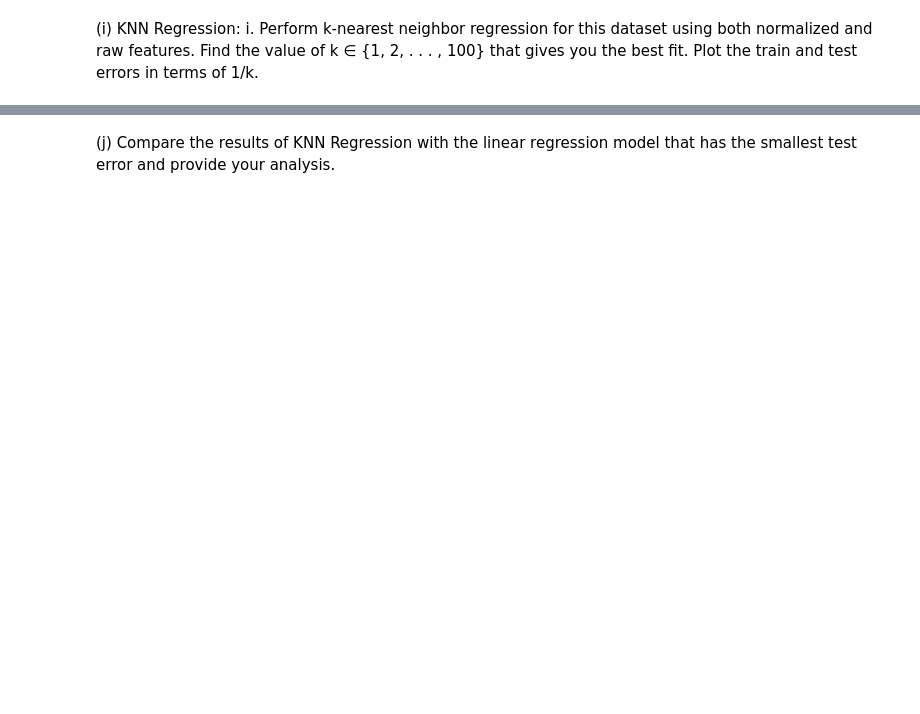
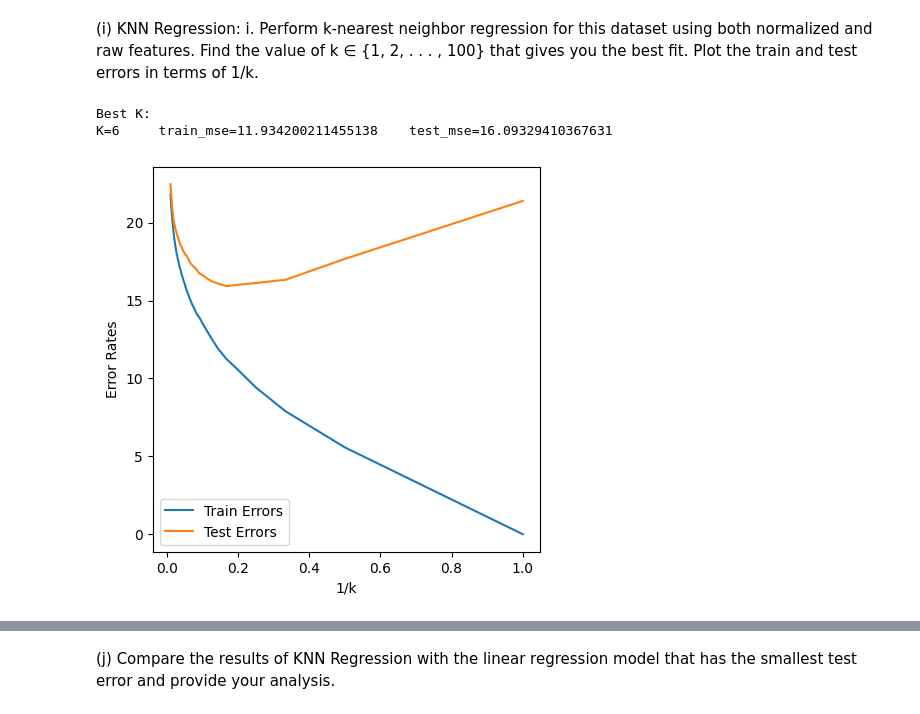
Before and after one commit to dvzhang/DSCI-552, a Jupyter notebook: HW2/notebook/DSCI552_HW2_Tianzuo_Zhang.ipynb, the cells around one changed output, grey strips where cells are left out. Drawn from its saved outputs; the diff is of its cells as text; code cells hidden in the pictures; blank space fills up the shorter version.

```diff
--- a/HW2/notebook/DSCI552_HW2_Tianzuo_Zhang.ipynb
+++ b/HW2/notebook/DSCI552_HW2_Tianzuo_Zhang.ipynb
@@ -292,2 +441,15 @@ We have p of 0 for all predictor, we can reject all the null hypothesis.
 # %% [markdown]
 (h) Can you improve your model using possible interaction terms or nonlinear associations between the predictors and response? Train the regression model on a randomly selected 70% subset of the data with all predictors. Also, run a regression model involving all possible interaction terms and quadratic nonlinearities, and remove insignificant variables using p-values (be careful about interaction terms). Test both models on the remaining points and report your train and test MSEs.
+# %%
+random.seed(2023)
+# del range
+id = [x for x in range(0,9568)]
+
+random.shuffle(id)
+
+size = round(len(data) * 0.7)
+train_data = data.iloc[id[:size], :]
+test_X = data.iloc[id[size:], :-1]
+test_Y = data.iloc[id[size:], -1]
+
+RG_res = {}
@@ -294,3 +513,15 @@ We have p of 0 for all predictor, we can reject all the null hypothesis.
 # %% [markdown]
 (i) KNN Regression:
 i. Perform k-nearest neighbor regression for this dataset using both normalized and raw features. Find the value of k ∈ {1, 2, . . . , 100} that gives you the best fit. Plot the train and test errors in terms of 1/k.
+# %%
+step = 1
+k_range = range(1, 101, step)
+# k_range = range(8, 0, step)
+
+bestK = []
+bestError = []
+
+train_input = train_data.iloc[:,:-1]
+train_output = train_data.iloc[:,-1]
+test_input = test_X
+test_output = test_Y
@@ -296,0 +557,22 @@ i. Perform k-nearest neighbor regression for this dataset using both normalized
+# %%
+ress = KNN()
+# %% [output]
+Best K:
+K=6     train_mse=11.934200211455138    test_mse=16.09329410367631
+# %%
+def paint(ress):
+    ress = pd.DataFrame(ress)
+
+    fig, axes = plt.subplots(1, 1, figsize=(5,5))
+    # plot error_rate fig
+    axes.plot(1/ress["k"], ress["train_mse"], label="Train Errors")
+    axes.plot(1/ress["k"], ress["test_mse"], label="Test Errors")
+    # axes.invert_xaxis()
+    axes.set_xlabel("1/k")
+    axes.set_ylabel("Error Rates")
+    axes.legend()
+    plt.show()
+
+paint(ress)
+# %% [output]
+[figure, added]
```
Also changed, not shown: parts of 28 cells of this notebook, 12 other files.
